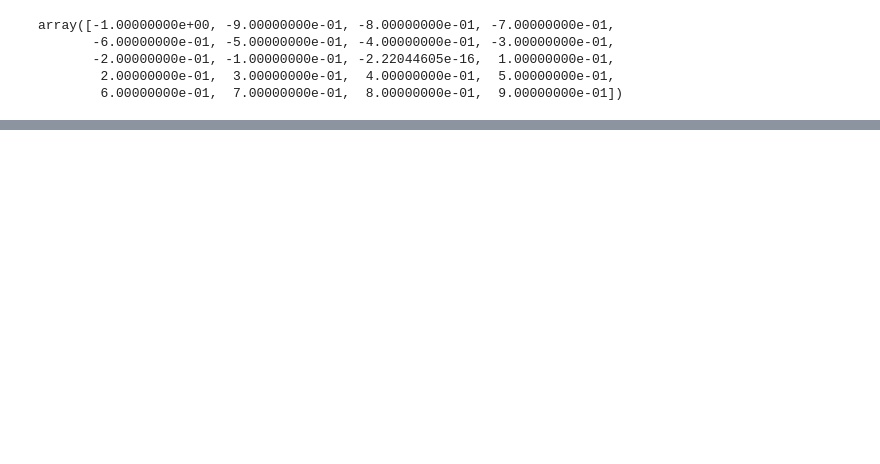
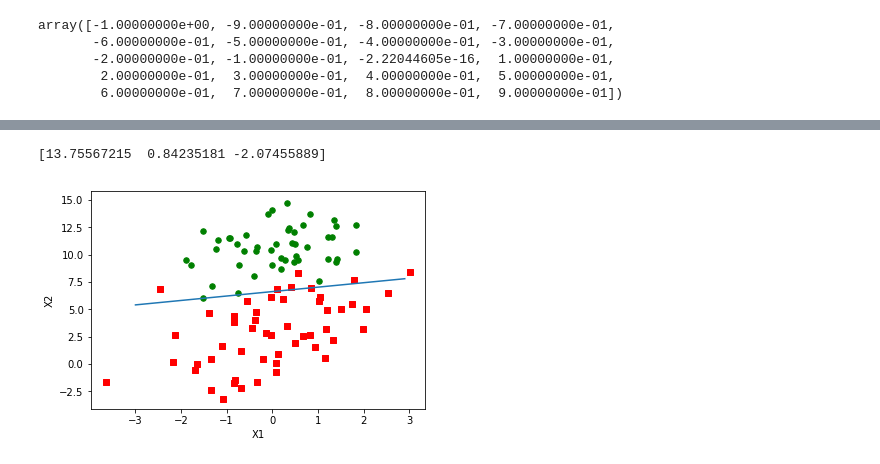
Before and after one commit to ElinaBian/Learning_mlinaction, a Jupyter notebook: Logistic_Regression.ipynb, the cells around one changed output, grey strips where cells are left out. Drawn from its saved outputs; the diff is of its cells as text; code cells hidden in the pictures; blank space fills up the shorter version.

```diff
--- a/Logistic_Regression.ipynb
+++ b/Logistic_Regression.ipynb
@@ -191,0 +219,15 @@ array([-1.00000000e+00, -9.00000000e-01, -8.00000000e-01, -7.00000000e-01,
+# %%
+def stoc_grad_ascent_iter(data_mat, class_labels, num_iter=150):
+    m,n = np.shape(data_mat)
+    weights = np.ones(n)   #initialize to all ones
+    for j in range(num_iter):
+        data_index = list(range(m))
+        for i in range(m):
+            alpha = 4/(1.0+j+i)+0.0001                                #alpha decreases with iteration, does not
+            rand_index = int(np.random.uniform(0,len(data_index)))    #go to 0 because of the constant
+            h = sigmoid(sum(data_mat[rand_index]*weights))
+            error = class_labels[rand_index] - h
+            weights = np.asarray(weights)
+            weights = weights + alpha * error * np.asarray(data_mat[rand_index])
+            del(data_index[rand_index])
+    return weights
@@ -191,0 +240,8 @@ array([-1.00000000e+00, -9.00000000e-01, -8.00000000e-01, -7.00000000e-01,
+# %%
+data_arr, label_mat = load_dataset()
+weights = stoc_grad_ascent_iter(data_arr, label_mat)
+print(weights)
+plot_best_fit(weights)
+# %% [output]
+[13.75567215  0.84235181 -2.07455889]
+[figure, added]
```
Also changed, not shown: parts of 13 cells of this notebook, 2 other files.
